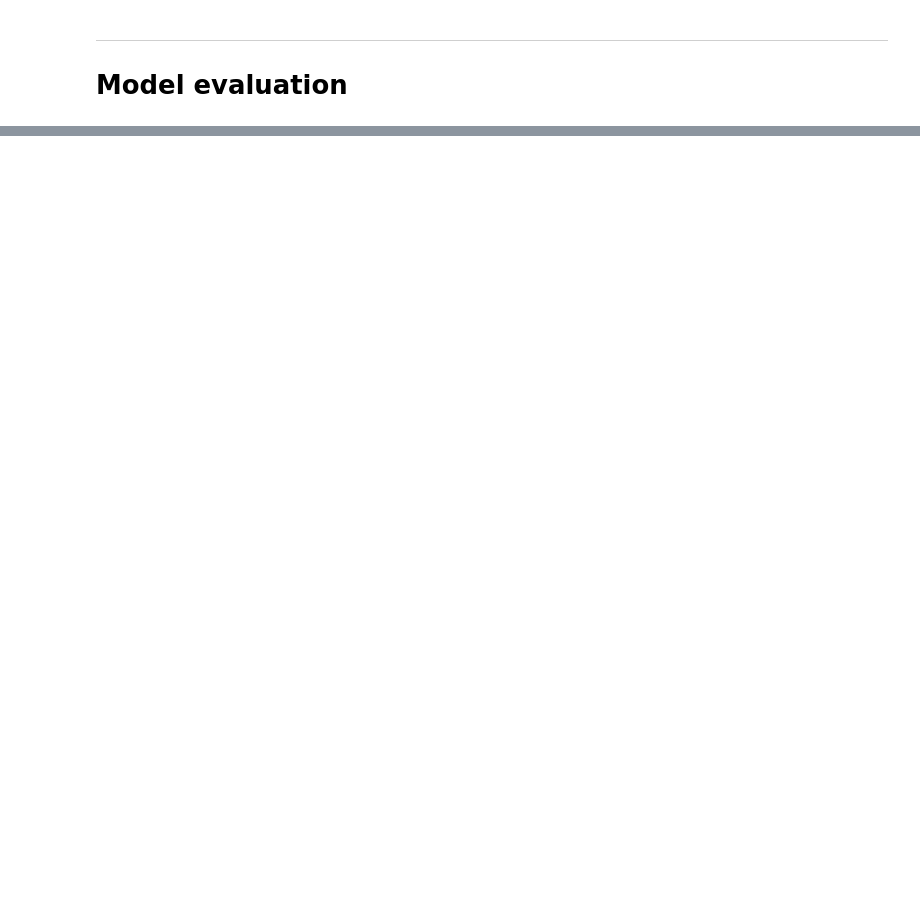
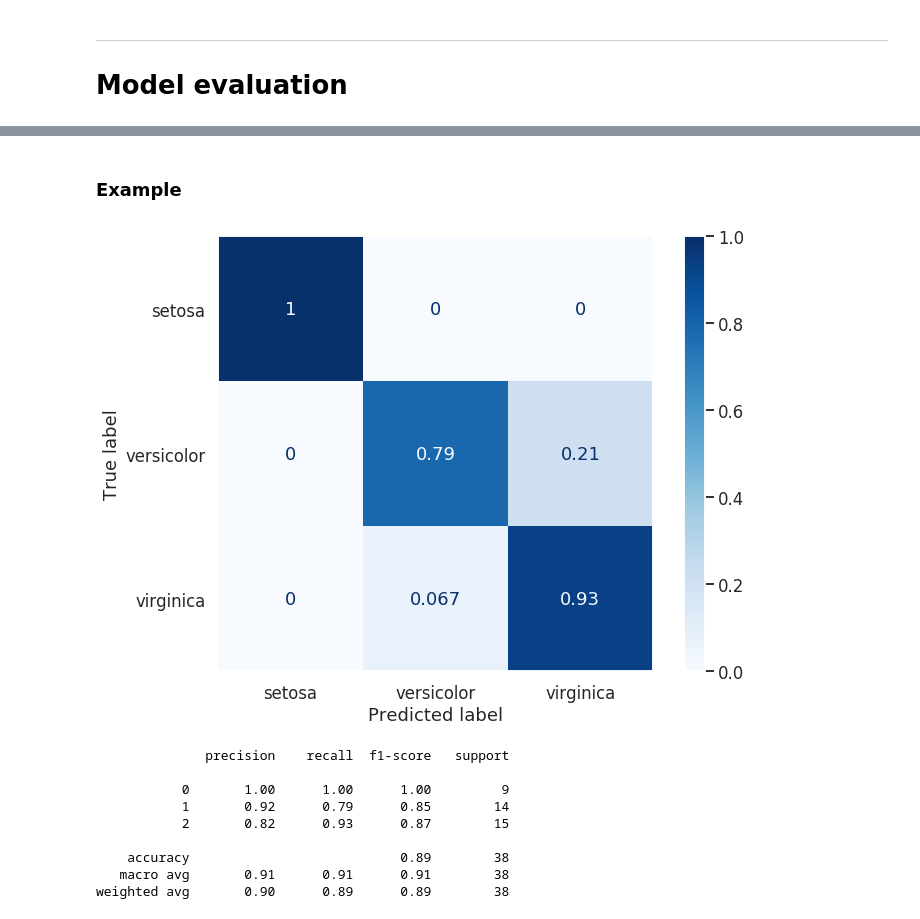
Before and after one commit to EricElmoznino/lighthouse_training_and_evaluation, a Jupyter notebook: lecture.ipynb, the cells around one changed output, grey strips where cells are left out. Drawn from its saved outputs; the diff is of its cells as text; code cells hidden in the pictures; blank space fills up the shorter version.

```diff
--- a/lecture.ipynb
+++ b/lecture.ipynb
@@ -456,0 +558,41 @@ R^2 on the test set:    0.7254939323079764
+# %% [markdown]
+### Example
+# %%
+from sklearn.metrics import plot_confusion_matrix
+from sklearn.metrics import classification_report
+from sklearn.datasets import load_iris
+from sklearn.svm import SVC
+
+# Load a classification dataset
+iris = load_iris()
+X = iris.data
+y = iris.target
+class_names = iris.target_names
+X_train, X_test, y_train, y_test = train_test_split(X, y, random_state=27)
+
+# Using a sample model (we will dive into details another day)
+classifier = SVC(kernel='linear', C=0.01)
+classifier.fit(X_train, y_train)
+
+# Plot confusion matrix
+plot_confusion_matrix(classifier, X_test, y_test,
+                      display_labels=class_names, cmap=plt.cm.Blues, normalize='true')
+plt.grid(False)
+fig = plt.gcf()
+fig.set_size_inches(11,8)
+plt.show()
+
+# Get a classification report with multiple statistics
+y_pred = classifier.predict(X_test)
+print(classification_report(y_test, y_pred))
+# %% [output]
+[figure, added]
+              precision    recall  f1-score   support
+
+           0       1.00      1.00      1.00         9
+           1       0.92      0.79      0.85        14
+           2       0.82      0.93      0.87        15
+
+    accuracy                           0.89        38
+   macro avg       0.91      0.91      0.91        38
+weighted avg       0.90      0.89      0.89        38
```
Also changed, not shown: parts of 5 cells of this notebook, 2 other files.
